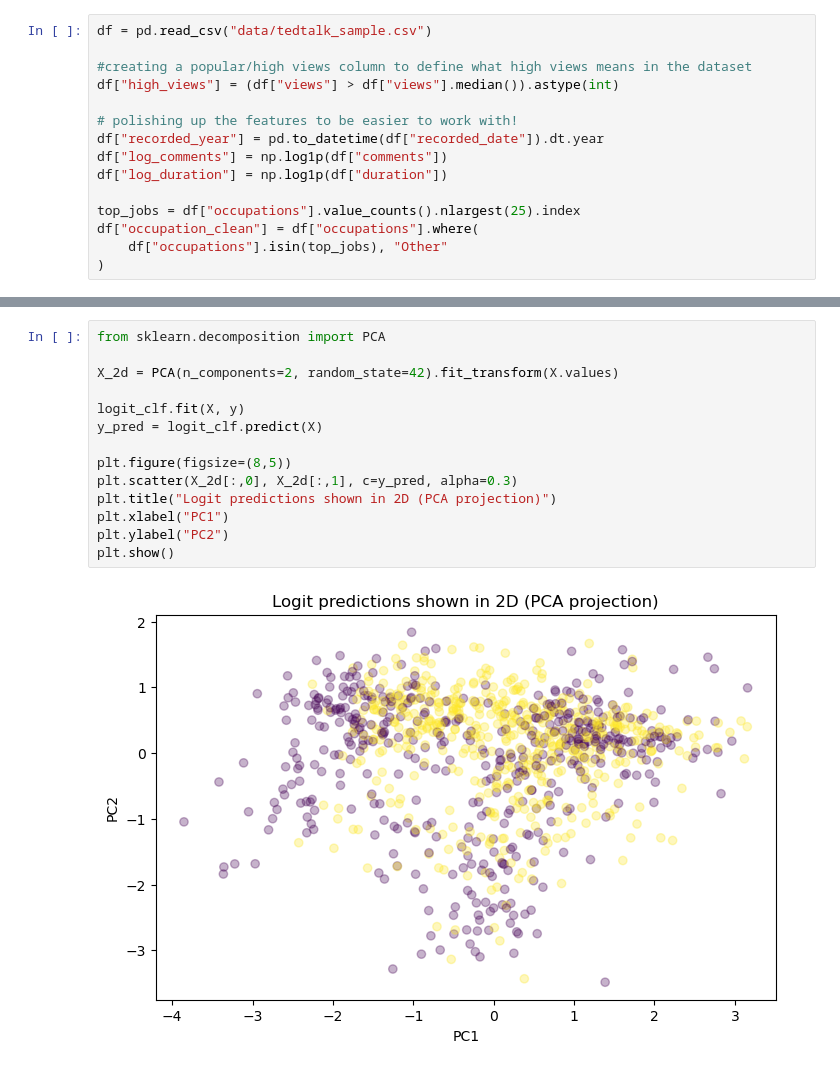
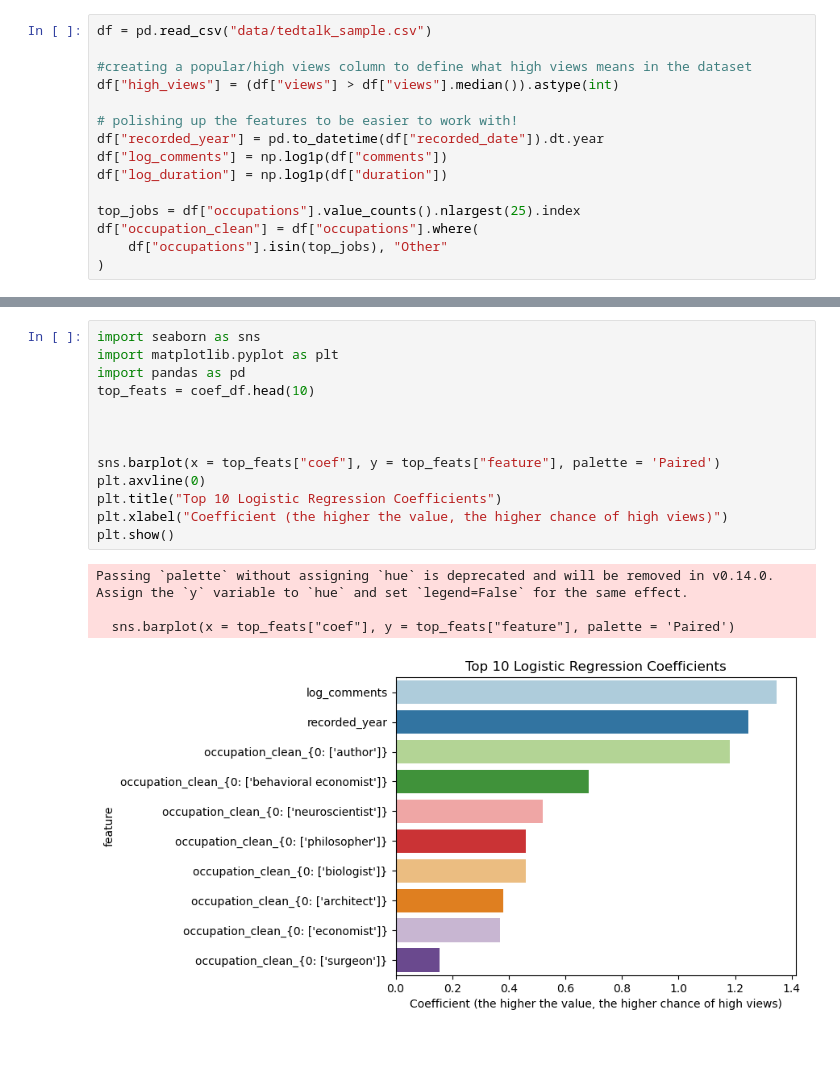
Before and after one commit to kyleenaxin/3350-final, a Jupyter notebook: project.ipynb, the cells around one changed output, grey strips where cells are left out. Cells and saved outputs as stored; diff of their text form.

Commit message:
viz and logit

```diff
--- a/project.ipynb
+++ b/project.ipynb
@@ -244,16 +259,18 @@ Std F1: 0.024162315679517096
-# %%
-from sklearn.decomposition import PCA
-
-X_2d = PCA(n_components=2, random_state=42).fit_transform(X.values)
-
-logit_clf.fit(X, y)
-y_pred = logit_clf.predict(X)
-
-plt.figure(figsize=(8,5))
-plt.scatter(X_2d[:,0], X_2d[:,1], c=y_pred, alpha=0.3)
-plt.title("Logit predictions shown in 2D (PCA projection)")
-plt.xlabel("PC1")
-plt.ylabel("PC2")
-plt.show()
-# %% [output]
-[figure, removed]
+# %%
+import seaborn as sns
+import matplotlib.pyplot as plt
+import pandas as pd
+top_feats = coef_df.head(10)
+
+
+
+sns.barplot(x = top_feats["coef"], y = top_feats["feature"], palette = 'Paired')
+plt.axvline(0)
+plt.title("Top 10 Logistic Regression Coefficients")
+plt.xlabel("Coefficient (the higher the value, the higher chance of high views)")
+plt.show()
+# %% [output]
+Passing `palette` without assigning `hue` is deprecated and will be removed in v0.14.0. Assign the `y` variable to `hue` and set `legend=False` for the same effect.
+
+  sns.barplot(x = top_feats["coef"], y = top_feats["feature"], palette = 'Paired')
+[figure, added]
```
Also changed, not shown: parts of 1 cell of this notebook.
